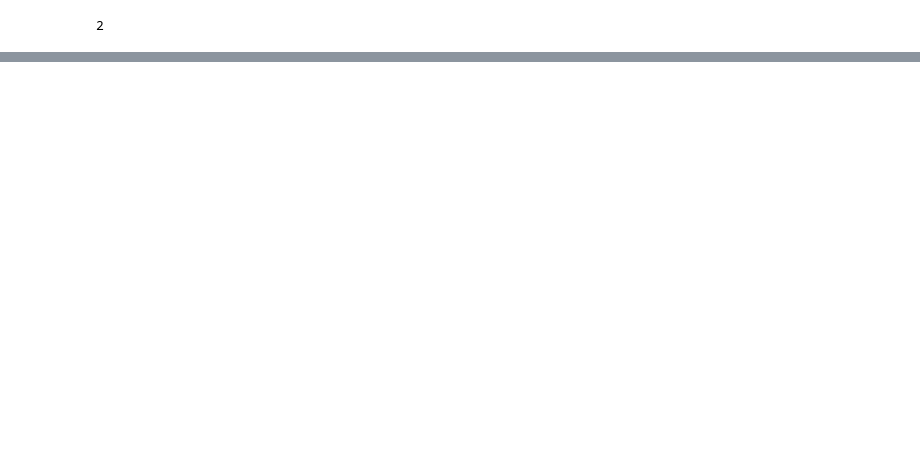
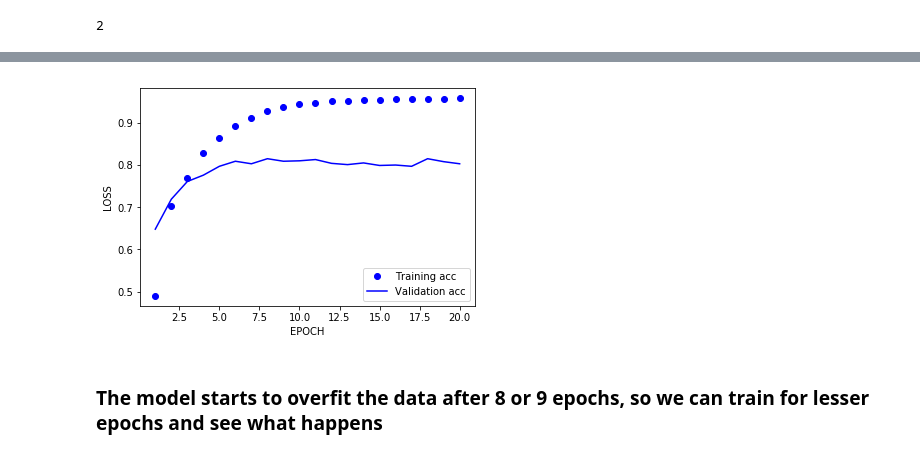
Before and after one commit to AJAkil/Deep-Learning, a Jupyter notebook: Reuters classification.ipynb, the cells around one changed output, grey strips where cells are left out. Saved outputs shown, nothing was run; the diff lists cells and outputs as text; code cells hidden in the pictures; blank space fills up the shorter version.

```diff
--- a/Reuters classification.ipynb
+++ b/Reuters classification.ipynb
@@ -85,0 +129,19 @@ x_train.ndim
+# %%
+import matplotlib.pyplot as plt
+history_dict = history.history
+acc = history_dict['acc']
+val_acc = history_dict['val_acc']
+
+epoch = range(1,len(loss_values)+1)
+
+plt.plot(epoch,acc,'bo',label = 'Training acc')
+plt.plot(epoch,val_acc,'b',label = 'Validation acc')
+plt.xlabel('EPOCH')
+plt.ylabel('LOSS')
+plt.legend()
+
+plt.show()
+# %% [output]
+[figure, added]
+# %% [markdown]
+### The model starts to overfit the data after 8 or 9 epochs, so we can train for lesser epochs and see what happens
```
Also changed, not shown: parts of 24 cells of this notebook.
